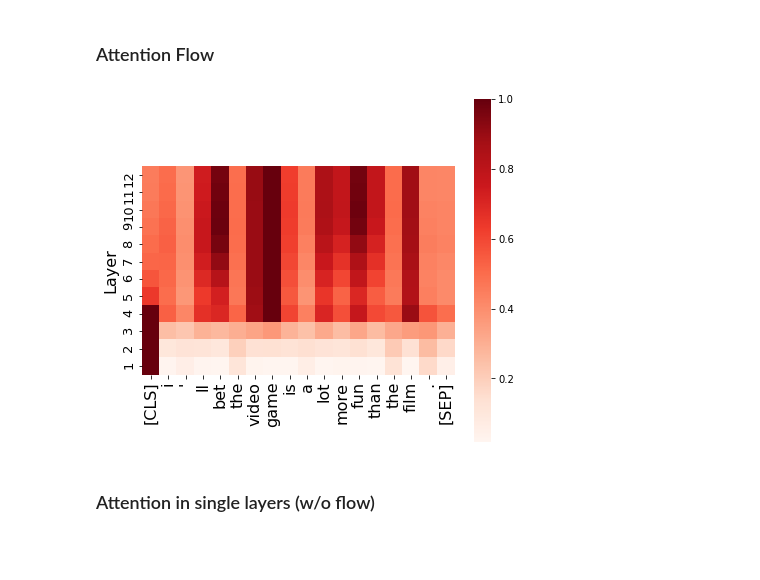
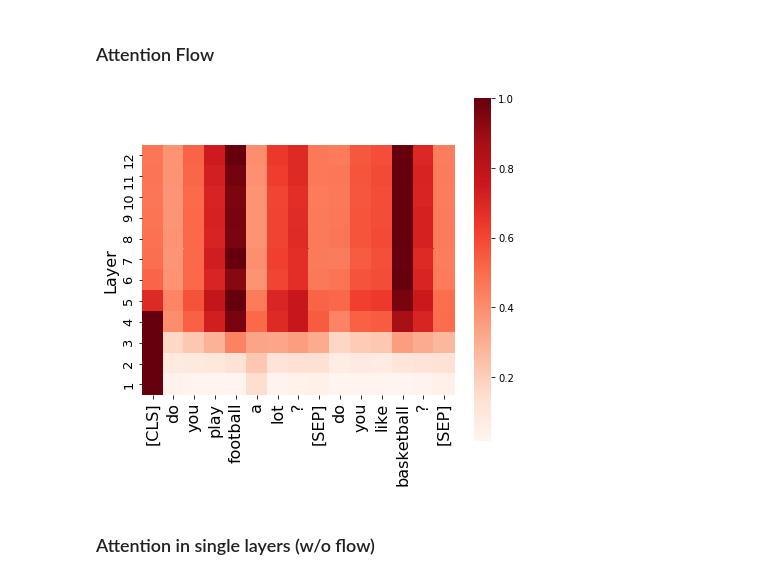
Before and after one commit to mohsenfayyaz/GlobEnc, a Jupyter notebook: notebooks/attention_flow.ipynb, the cells around one changed output. Saved outputs shown, nothing was run; the diff lists cells and outputs as text; code cells hidden in the pictures; blank space fills up the shorter version.

```diff
--- a/notebooks/attention_flow.ipynb
+++ b/notebooks/attention_flow.ipynb
@@ -49,12 +53,12 @@ with open('../src/configs/experiments_config.yaml', "r") as f:
 # Possible Configs: BERT-base    ->  [SST2, MNLI, HATEXPLAIN],
 #                   BERT-large   ->  [SST2-BERT-large, MNLI-BERT-large, HATEXPLAIN-BERT-large]
 #                   ELECTRA-base ->  [SST2-ELECTRA, MNLI-ELECTRA, HATEXPLAIN-ELECTRA]
-config = config["HATEXPLAIN"]  # (Load different experiments config i.e. model, dataset and more)
+config = config["MNLI"]  # (Load different experiments config i.e. model, dataset and more)
 
 config["FLOW_METHOD"] = FlowMethods.ROLLOUT
 config["NUM_CPUS"] = 1  # If n<2 ? sequential : use p_map (Just for maxflow)
 config["OUTPUT_HIDDEN_STATES"] = True  # Default: True (Outputs flow up to each layer)
-config["DATASET_SIZE_LIMIT"] = None  # Default: None (no limit)
+config["DATASET_SIZE_LIMIT"] = 2000  # Default: None (no limit)
 config["DELETE_SEP"] = False  # Default: False (Visualizations will not work if set to True)
 
 config
@@ -360,38 +361,40 @@ def plot_flow_heatmaps_cls(idx, specific_method=None):
         norm_cls = norm_cls / row_sums[:, np.newaxis]
 
         df = pd.DataFrame(norm_cls, columns=tokenized_text, index=range(12, 0, -1))
         ax = sns.heatmap(df,cmap="Reds",square=True)
         bottom, top = ax.get_ylim()
         ax.set_ylim(bottom + 0.5, top - 0.5)
 #         plt.title(key, fontsize=16)
         plt.ylabel("Layer", fontsize=16)
         plt.xticks(rotation = 90, fontsize=16)
         plt.yticks(fontsize=13)
         plt.gcf().subplots_adjust(bottom=0.2)
 
 # 320, 493, 599, 746
 # len14: 18,
 # len13: 4, 29, 396, 738
-# errors: 112, 171, 183, 205, 271, 312
-idx = 312
+# sst2 errors: 112, 171, 183, 205, 271, 312
+# mnli: 918, 475, 615, 1181, 1722
+
+idx = 1722
 pdf = matplotlib.backends.backend_pdf.PdfPages(f"{config['DATASET']}_{idx}_rollout_cls.pdf")
 plot_flow_heatmaps_cls(idx, specific_method="N-Enc")
 # plot_flow_heatmaps_cls(idx, specific_method=None)
 # fig.tight_layout()
 plt.savefig(pdf, format='pdf')
 pdf.close()
 
 
-# for i in range(872):
+# for i in range(len(attention_flows["W"])):
 #     test_idx = i
 #     encoded = encoder_func(test_idx)
 #     tokenized_text = tokenizer.convert_ids_to_tokens(encoded["input_ids"][0])
-#     if 12 < len(tokenized_text) < 14 and "#" not in "".join(tokenized_text):
+#     if 14 < len(tokenized_text) < 16 and "#" not in "".join(tokenized_text):
 #         print("idx =", i)
 #         plot_flow_heatmaps_cls(test_idx, specific_method="N-Enc")
 #         plt.show()
 # %% [output]
-[figure, old version]
+[figure, new version]
 # %%
 import matplotlib.backends.backend_pdf
 
```
Also changed, not shown: parts of 5 cells of this notebook, 1 other file.
